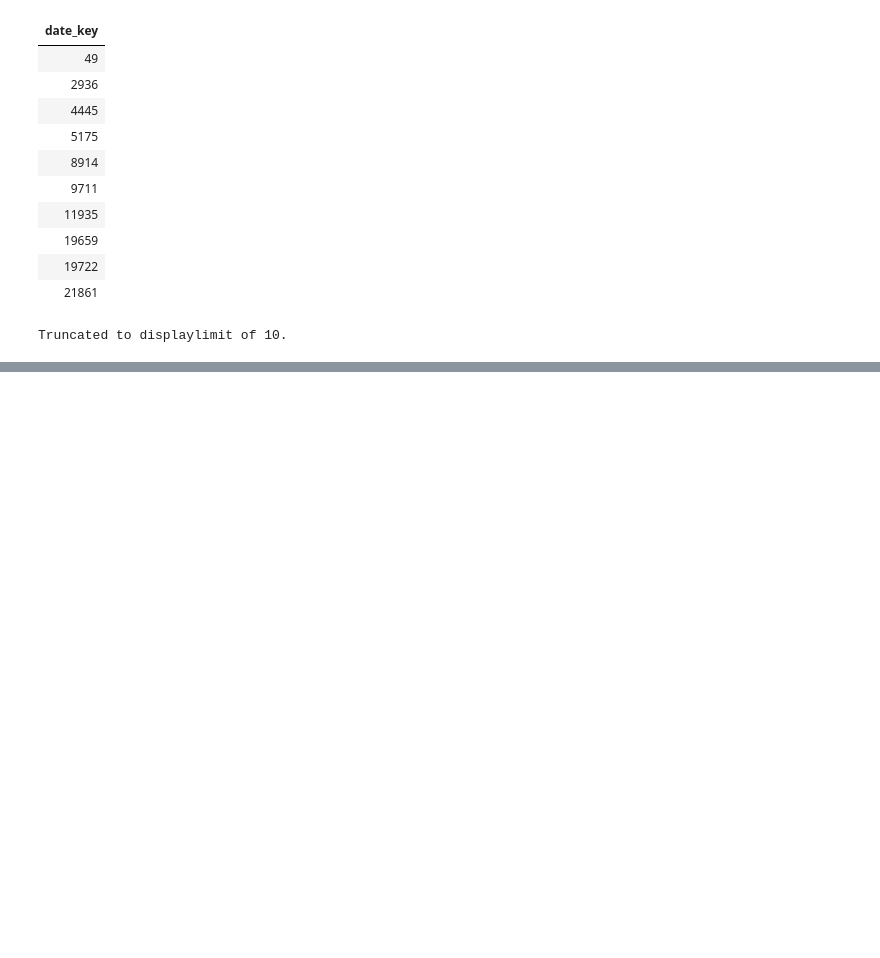
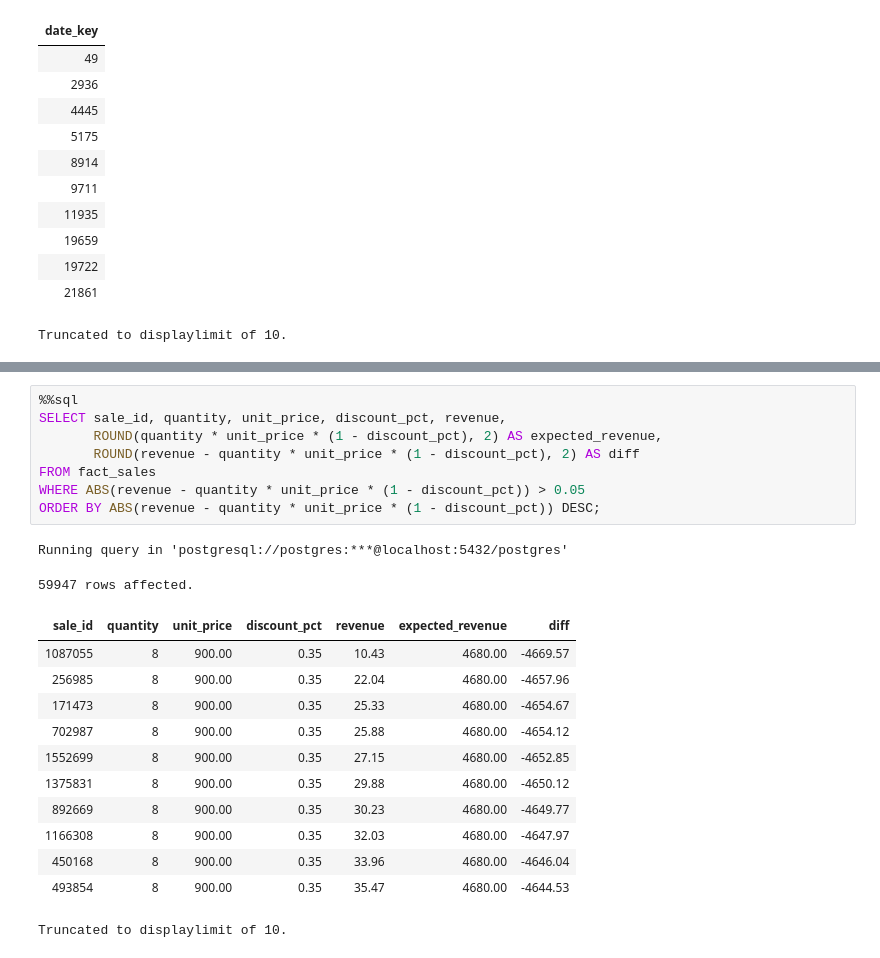
Before and after one commit to Retail-Analytical-Platform/Retail-Analytics-Data, a Jupyter notebook: src/main.ipynb, the cells around one changed output, grey strips where cells are left out. Cells and saved outputs as stored; diff of their text form; blank space fills up the shorter version.

```diff
--- a/src/main.ipynb
+++ b/src/main.ipynb
@@ -59,0 +208,23 @@ LEFT JOIN dim_customer c on s.customer =
+# %%
+%%sql
+SELECT sale_id, quantity, unit_price, discount_pct, revenue,
+       ROUND(quantity * unit_price * (1 - discount_pct), 2) AS expected_revenue,
+       ROUND(revenue - quantity * unit_price * (1 - discount_pct), 2) AS diff
+FROM fact_sales
+WHERE ABS(revenue - quantity * unit_price * (1 - discount_pct)) > 0.05
+ORDER BY ABS(revenue - quantity * unit_price * (1 - discount_pct)) DESC;
+# %% [output]
+Running query in 'postgresql://postgres:***@localhost:5432/postgres'
+59947 rows affected.
+| sale_id | quantity | unit_price | discount_pct | revenue | expected_revenue | diff |
+| 1087055 | 8 | 900.00 | 0.35 | 10.43 | 4680.00 | -4669.57 |
+| 256985 | 8 | 900.00 | 0.35 | 22.04 | 4680.00 | -4657.96 |
+| 171473 | 8 | 900.00 | 0.35 | 25.33 | 4680.00 | -4654.67 |
+| 702987 | 8 | 900.00 | 0.35 | 25.88 | 4680.00 | -4654.12 |
+| 1552699 | 8 | 900.00 | 0.35 | 27.15 | 4680.00 | -4652.85 |
+| 1375831 | 8 | 900.00 | 0.35 | 29.88 | 4680.00 | -4650.12 |
+| 892669 | 8 | 900.00 | 0.35 | 30.23 | 4680.00 | -4649.77 |
+| 1166308 | 8 | 900.00 | 0.35 | 32.03 | 4680.00 | -4647.97 |
+| 450168 | 8 | 900.00 | 0.35 | 33.96 | 4680.00 | -4646.04 |
+| 493854 | 8 | 900.00 | 0.35 | 35.47 | 4680.00 | -4644.53 |
+Truncated to displaylimit of 10.
```
Also changed, not shown: parts of 13 cells of this notebook.
